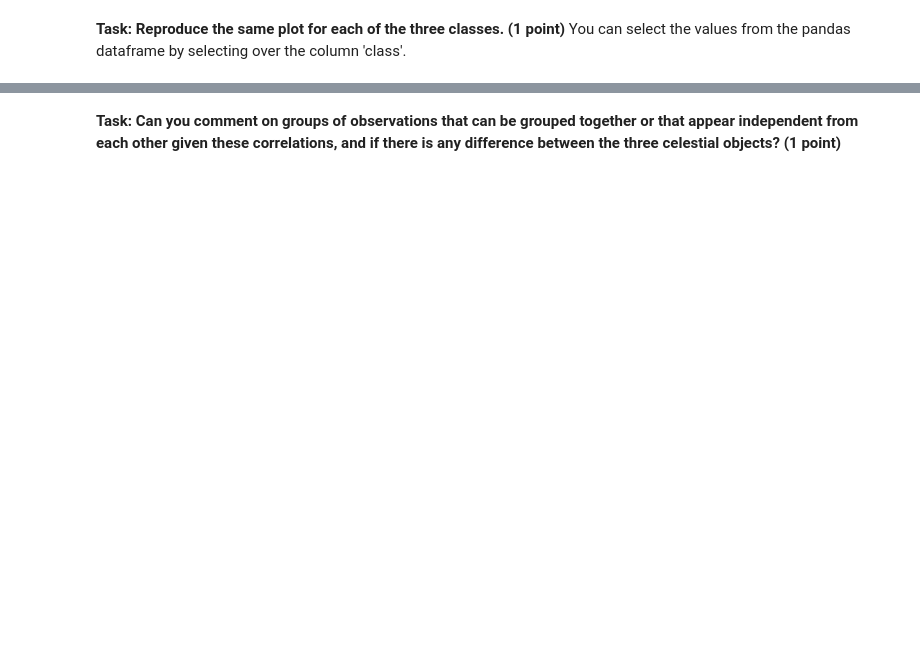
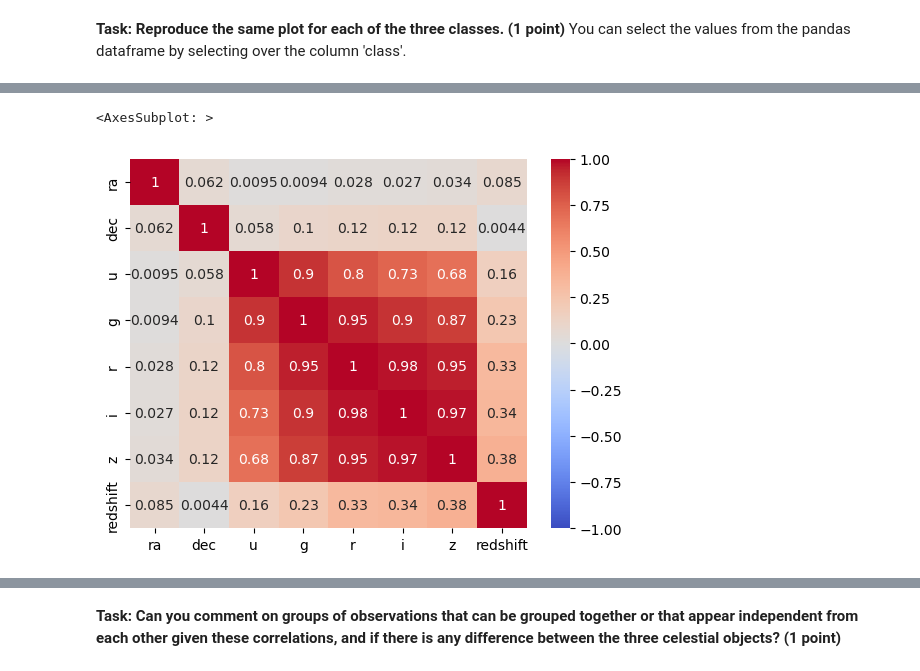
Before and after one commit to UW-ESS-DS/MLGeo_Autumn2022_MMS, a Jupyter notebook: Homework/HW_7_MMS.ipynb, the cells around one changed output, grey strips where cells are left out. Saved outputs shown, nothing was run; the diff lists cells and outputs as text; code cells hidden in the pictures; blank space fills up the shorter version.

```diff
--- a/Homework/HW_7_MMS.ipynb
+++ b/Homework/HW_7_MMS.ipynb
@@ -181,0 +198,7 @@ You can select the values from the pandas dataframe by selecting over the column
+# %%
+skyserver_stars = skyserver_ds.loc[skyserver_ds['class'] == 1]
+sns.heatmap(skyserver_stars.drop('class', axis =1).corr(), annot = True,
+            center = 0, vmin = -1, vmax = 1, cmap = 'coolwarm')
+# %% [output]
+<AxesSubplot: >
+[figure, added]
```
Also changed, not shown: parts of 64 cells of this notebook.
